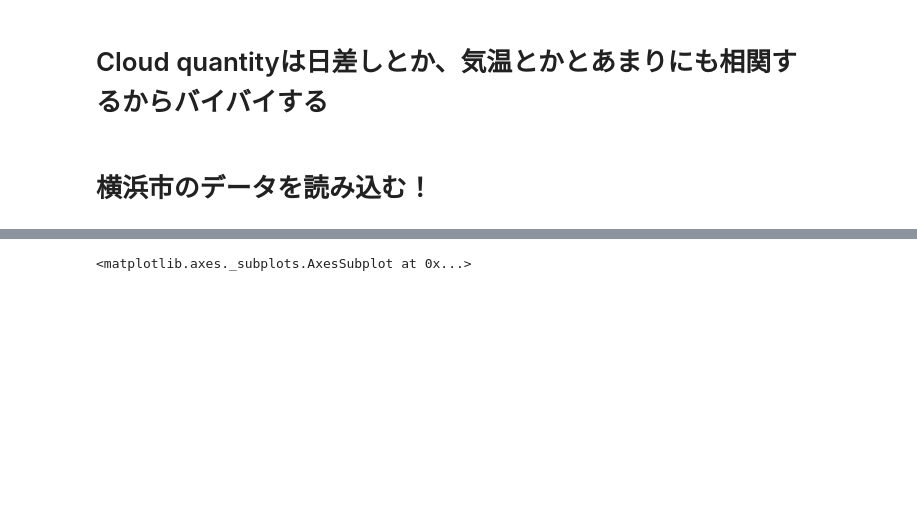
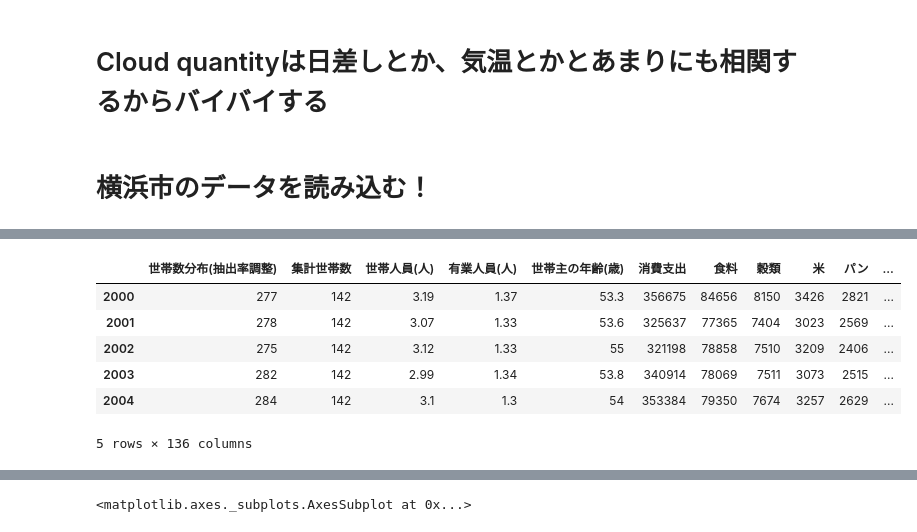
Before and after one commit to taishiroyamada/graduation_thesis_dayo, a Jupyter notebook: sotsuron_data4.ipynb, the cells around one changed output, grey strips where cells are left out. Drawn from its saved outputs; the diff is of its cells as text; code cells hidden in the pictures; blank space fills up the shorter version.

```diff
--- a/sotsuron_data4.ipynb
+++ b/sotsuron_data4.ipynb
@@ -247,0 +210,11 @@ yt_data['money'].plot()
+# %%
+econ = econ.T
+econ.head()
+# %% [output]
+|  | 世帯数分布(抽出率調整) | 集計世帯数 | 世帯人員(人) | 有業人員(人) | 世帯主の年齢(歳) | 消費支出 | 食料 | 穀類 | 米 | パン | ... |
+| 2000 | 277 | 142 | 3.19 | 1.37 | 53.3 | 356675 | 84656 | 8150 | 3426 | 2821 | ... |
+| 2001 | 278 | 142 | 3.07 | 1.33 | 53.6 | 325637 | 77365 | 7404 | 3023 | 2569 | ... |
+| 2002 | 275 | 142 | 3.12 | 1.33 | 55 | 321198 | 78858 | 7510 | 3209 | 2406 | ... |
+| 2003 | 282 | 142 | 2.99 | 1.34 | 53.8 | 340914 | 78069 | 7511 | 3073 | 2515 | ... |
+| 2004 | 284 | 142 | 3.1 | 1.3 | 54 | 353384 | 79350 | 7674 | 3257 | 2629 | ... |
+5 rows × 136 columns
```
Also changed, not shown: parts of 11 cells of this notebook, 1 other file.
